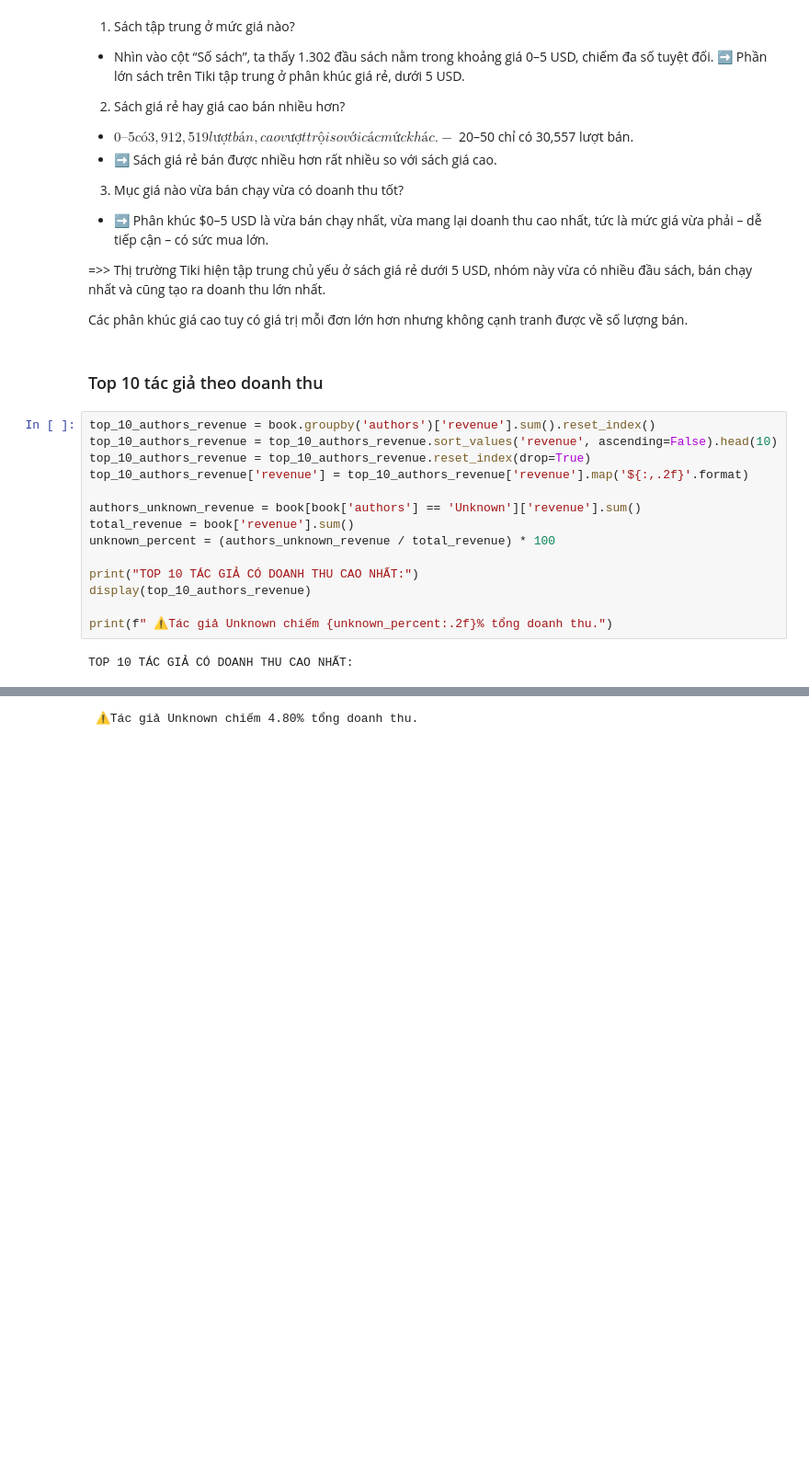
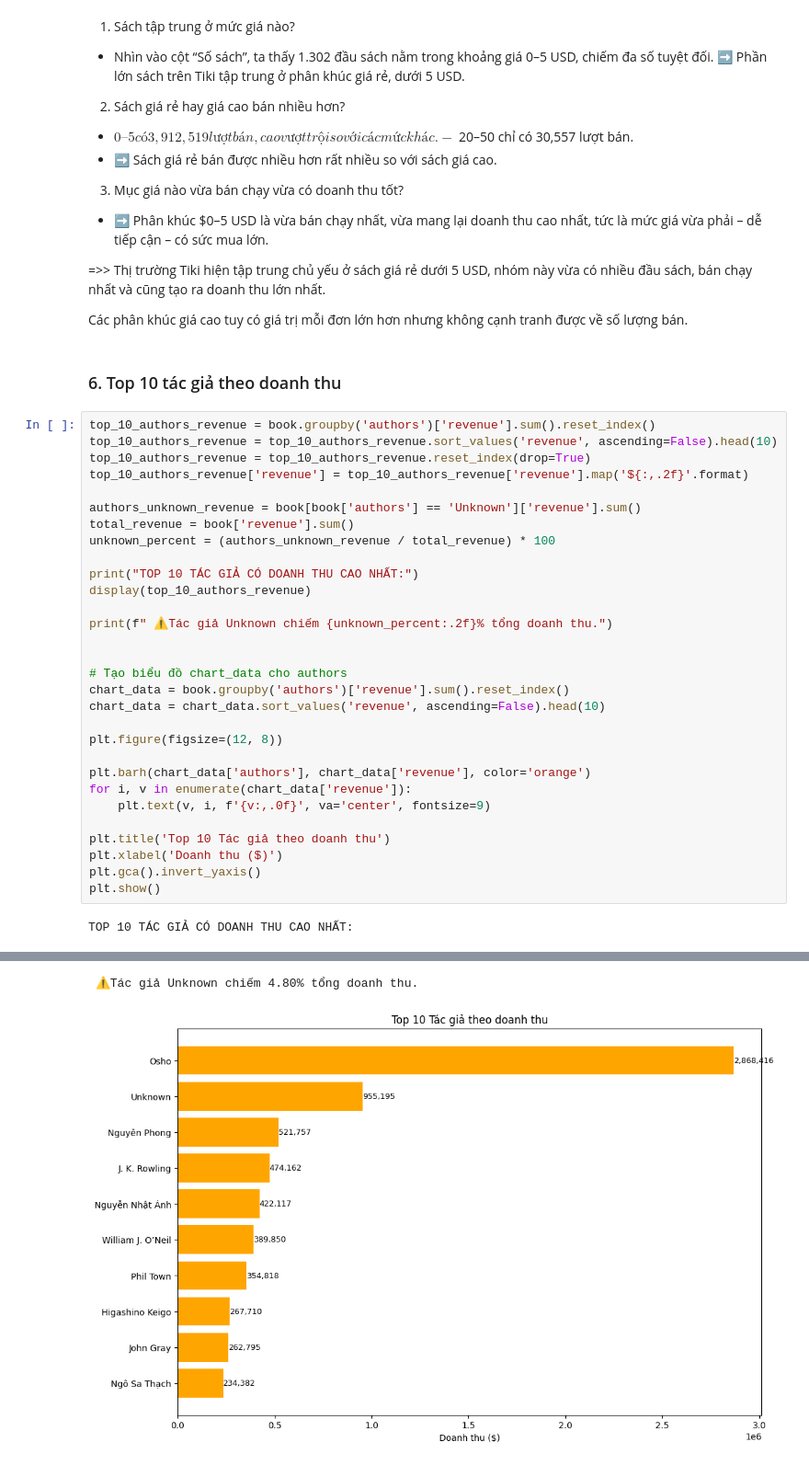
Before and after one commit to chgiabao04/cn-da22tta-chaugiabao-bookdata-machinelearning, a Jupyter notebook: src/eda.ipynb, the cells around one changed output, grey strips where cells are left out. Shown at 92% size. Cells and saved outputs as stored; diff of their text form; blank space fills up the shorter version.

```diff
--- a/src/eda.ipynb
+++ b/src/eda.ipynb
@@ -170,34 +214,51 @@ PHÂN BỐ GIÁ SÁCH:
 
 Các phân khúc giá cao tuy có giá trị mỗi đơn lớn hơn nhưng không cạnh tranh được về số lượng bán.
 # %% [markdown]
-### Top 10 tác giả theo doanh thu
+### 6. Top 10 tác giả theo doanh thu
 # %%
 top_10_authors_revenue = book.groupby('authors')['revenue'].sum().reset_index()
 top_10_authors_revenue = top_10_authors_revenue.sort_values('revenue', ascending=False).head(10)
 top_10_authors_revenue = top_10_authors_revenue.reset_index(drop=True)
 top_10_authors_revenue['revenue'] = top_10_authors_revenue['revenue'].map('${:,.2f}'.format)
 
 authors_unknown_revenue = book[book['authors'] == 'Unknown']['revenue'].sum()
 total_revenue = book['revenue'].sum()
 unknown_percent = (authors_unknown_revenue / total_revenue) * 100
 
 print("TOP 10 TÁC GIẢ CÓ DOANH THU CAO NHẤT:")
 display(top_10_authors_revenue)
 
 print(f" ⚠️Tác giả Unknown chiếm {unknown_percent:.2f}% tổng doanh thu.")
+
+
+# Tạo biểu đồ chart_data cho authors
+chart_data = book.groupby('authors')['revenue'].sum().reset_index()
+chart_data = chart_data.sort_values('revenue', ascending=False).head(10)
+
+plt.figure(figsize=(12, 8))
+
+plt.barh(chart_data['authors'], chart_data['revenue'], color='orange')
+for i, v in enumerate(chart_data['revenue']):
+    plt.text(v, i, f'{v:,.0f}', va='center', fontsize=9)
+
+plt.title('Top 10 Tác giả theo doanh thu')
+plt.xlabel('Doanh thu ($)')
+plt.gca().invert_yaxis()
+plt.show()
 # %% [output]
 TOP 10 TÁC GIẢ CÓ DOANH THU CAO NHẤT:
 |  | authors | revenue |
 | 0 | Osho | $2,868,416.06 |
 | 1 | Unknown | $955,195.00 |
 | 2 | Nguyên Phong | $521,756.92 |
 | 3 | J. K. Rowling | $474,161.92 |
 | 4 | Nguyễn Nhật Ánh | $422,117.02 |
 | 5 | William J. O’Neil | $389,849.60 |
 | 6 | Phil Town | $354,818.24 |
 | 7 | Higashino Keigo | $267,710.05 |
 | 8 | John Gray | $262,794.78 |
 | 9 | Ngô Sa Thạch | $234,381.84 |
  ⚠️Tác giả Unknown chiếm 4.80% tổng doanh thu.
+[figure, added]
 # %% [markdown]
 *Note*
```
Also changed, not shown: parts of 64 cells of this notebook.
